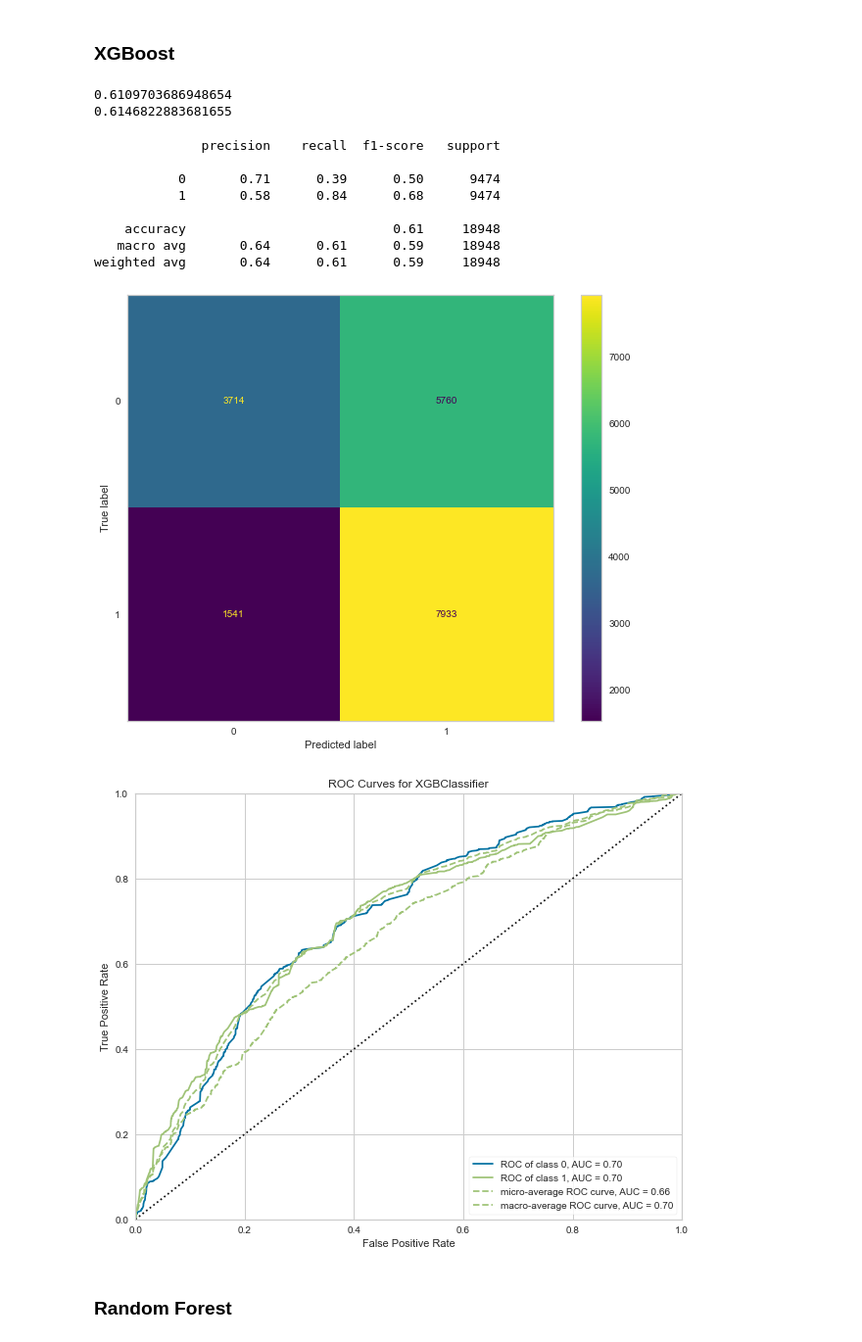
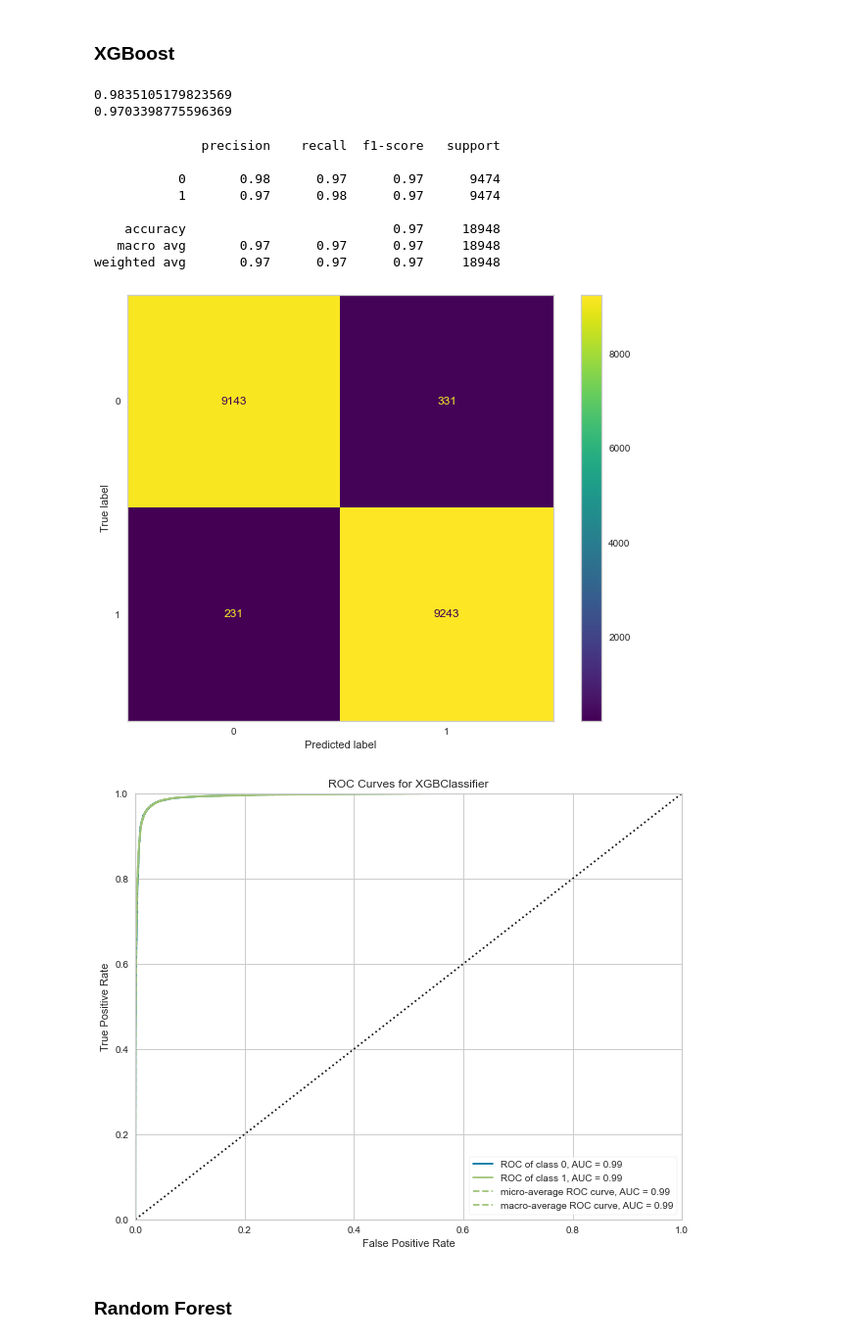
Before and after one commit to dvh549/Financial_Analytics, a Jupyter notebook: Main_Notebook.ipynb, the cells around one changed output. Shown at 98% size. Saved outputs shown, nothing was run; the diff lists cells and outputs as text; code cells hidden in the pictures.

```diff
--- a/Main_Notebook.ipynb
+++ b/Main_Notebook.ipynb
@@ -592,26 +592,26 @@ X_test_scaled = pd.DataFrame(mms.transform(X_test), columns = X_test.columns)
 from xgboost import XGBClassifier
 # %%
 xgb = XGBClassifier(use_label_encoder = False, eval_metric = "logloss")
-xgb.fit(X_balanced, y_balanced)
+xgb.fit(X_scaled, y_train)
 train_score = xgb.score(X_scaled, y_train)
 test_score = xgb.score(X_test_scaled, y_test)
 xgb_pred = xgb.predict(X_test_scaled)
 print(train_score)
 print(test_score)
 # %% [output]
-0.6109703686948654
-0.6146822883681655
+0.9835105179823569
+0.9703398775596369
 # %%
 print(classification_report(y_test, xgb_pred))
 # %% [output]
               precision    recall  f1-score   support
 
-           0       0.71      0.39      0.50      9474
-           1       0.58      0.84      0.68      9474
+           0       0.98      0.97      0.97      9474
+           1       0.97      0.98      0.97      9474
 
-    accuracy                           0.61     18948
-   macro avg       0.64      0.61      0.59     18948
-weighted avg       0.64      0.61      0.59     18948
+    accuracy                           0.97     18948
+   macro avg       0.97      0.97      0.97     18948
+weighted avg       0.97      0.97      0.97     18948
 # %%
 plt.rcParams["figure.figsize"] = (10,8)
 mat = confusion_matrix(y_test, xgb_pred)
@@ -621,13 +621,13 @@ plt.tick_params(axis = u'both', which = u'both', length = 0)
 plt.grid(b = None)
 plt.show()
 # %% [output]
-[figure, old version]
+[figure, new version]
 # %%
 plt.rcParams["figure.figsize"] = (10,8)
-plot_ROC_curve(xgb, X_balanced, y_balanced, X_test_scaled, y_test)
+plot_ROC_curve(xgb, X_scaled, y_train, X_test_scaled, y_test)
 plt.show()
 # %% [output]
-[figure, old version]
+[figure, new version]
 # %% [markdown]
 ### Random Forest
 # %%
```
Also changed, not shown: parts of 2 cells of this notebook.
